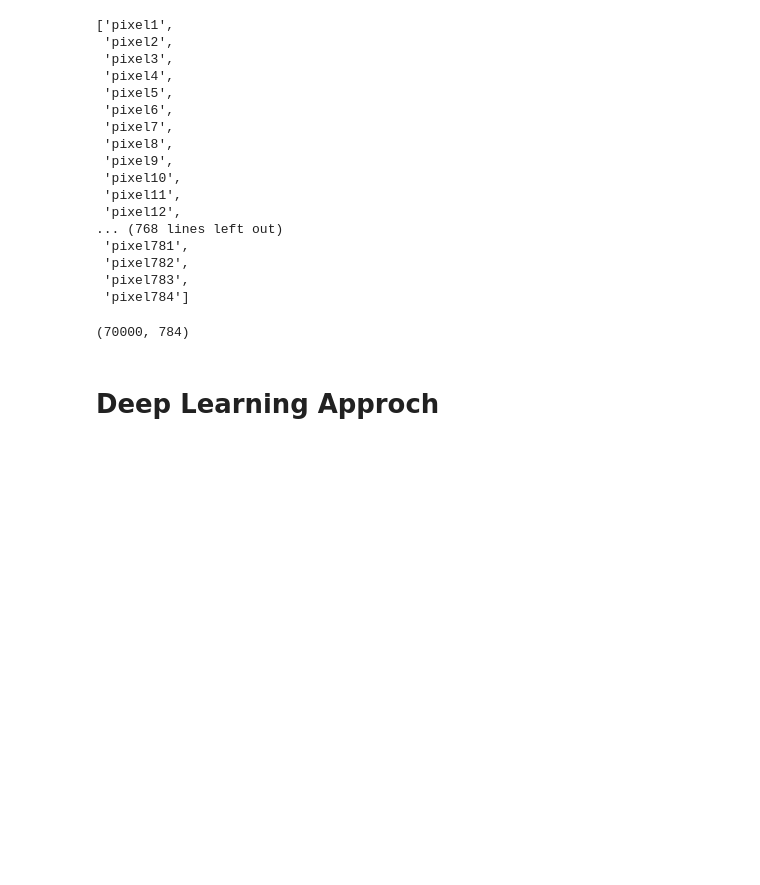
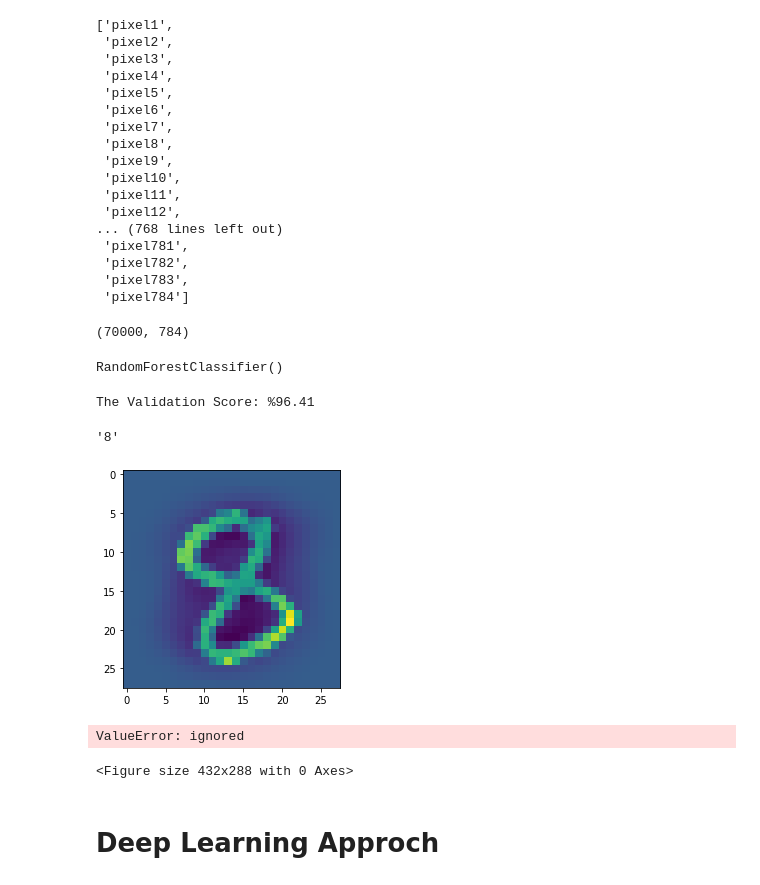
Before and after one commit to mralamdari/Machine_Learning_Projects, a Jupyter notebook: Digit_Classifier_with_Mnist.ipynb, the cells around one changed output. Saved outputs shown, nothing was run; the diff lists cells and outputs as text; code cells hidden in the pictures; blank space fills up the shorter version.

```diff
--- a/Digit_Classifier_with_Mnist.ipynb
+++ b/Digit_Classifier_with_Mnist.ipynb
@@ -46,15 +46,17 @@ x_train, x_test, y_train, y_test = sklearn.model_selection.train_test_split(x, y
 def standardization(x):
     return (x - np.mean(x, axis=0)) / np.std(x, axis=0)
 # %%
-x_train = standardization(x_train)
-x_test  = standardization(x_test)
+x_train_std = standardization(x_train)
+x_test_std  = standardization(x_test)
 # %%
-x_train = np.nan_to_num(x_train)
-x_test  = np.nan_to_num(x_test)
+x_train = np.nan_to_num(x_train_std)
+x_test  = np.nan_to_num(x_test_std)
 # %%
 clf = sklearn.ensemble.RandomForestClassifier()
 # %%
 clf.fit(x_train, y_train)
+# %% [output]
+RandomForestClassifier()
 # %%
 pred = clf.predict(x_test)
 # %%
@@ -62,3 +64,41 @@ sklearn.metrics.accuracy_score(y_test, pred)
+# %%
+print(f'The Validation Score: %{100*score:.2f}')
+# %% [output]
+The Validation Score: %96.41
+# %%
+b=344
+s = x_test[b]
+# 784 = 28 * 28
+
+# rand_ind = np.random.randint(0, len(x_test), 16)
+
+# for r in rand_ind:
+#   print(f'Picture {r}, label: {y_test.values[r]}, Pred: {pred[r]}')
+    pl
+
+# np.array(s)
+
+s1=s.reshape(28, 28)
+
+plt.imshow(s1)
+y_test.values[b]
+# %% [output]
+'8'
+[figure, added]
+# %%
+fig, axs = plt.subplot(4, 4, figsize=(20, 20))
+plt.gray()
+
+for i, ax in enumerate(axs.flat):
+  for r in rand_ind:
+    ax.set_title(y_test.values[r])
+    ax.matshow(x_test[0].reshape(28, 28))
+    ax.axis('off')
+
+fig.show()
+# %% [output]
+ValueError: ignored
+<Figure size 432x288 with 0 Axes>
 # %% [markdown]
 # Deep Learning Approch
 # %%
```
Also changed, not shown: parts of 2 cells of this notebook.
